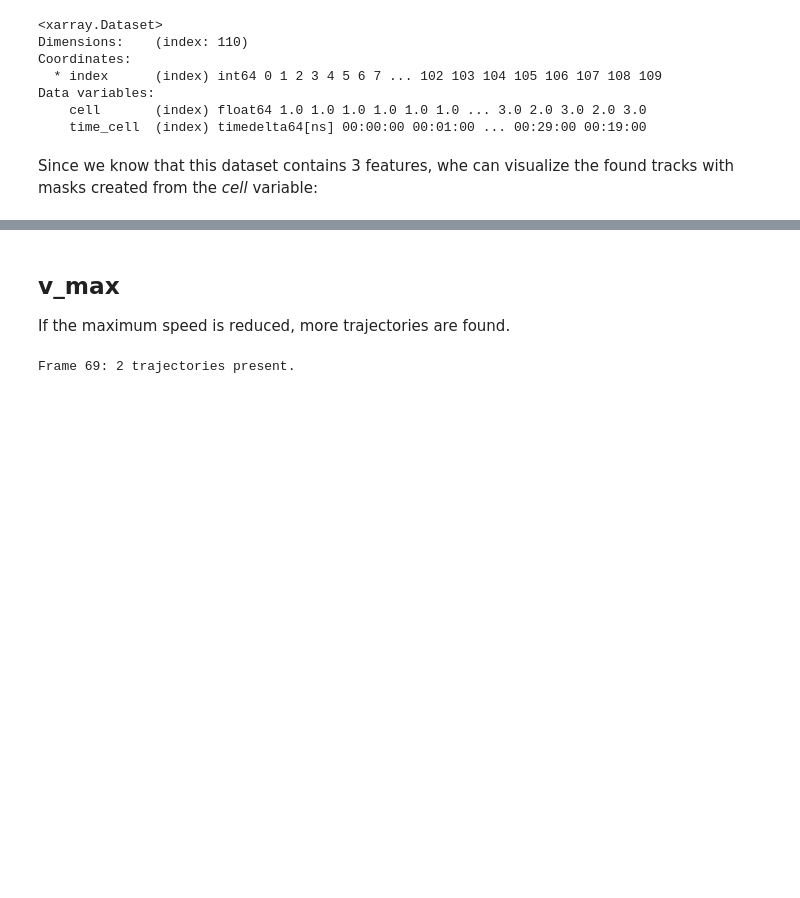
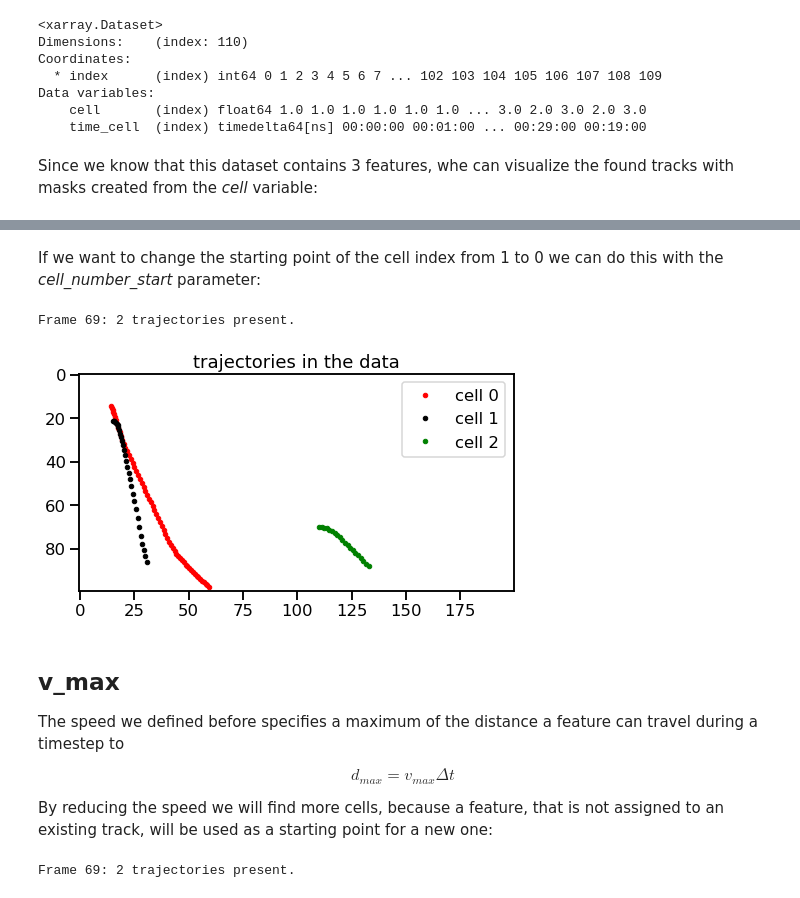
Before and after one commit to tobac-project/tobac-tutorials, a Jupyter notebook: tutorials/Basics/Linking.ipynb, the cells around one changed output, grey strips where cells are left out. Cells and saved outputs as stored; diff of their text form; code cells hidden in the pictures; blank space fills up the shorter version.

```diff
--- a/tutorials/Basics/Linking.ipynb
+++ b/tutorials/Basics/Linking.ipynb
@@ -66,7 +88,35 @@ plt.show()
+# %% [markdown]
+If we want to change the starting point of the cell index from 1 to 0 we can do this with the *cell_number_start* parameter:
+# %%
+%matplotlib inline
+track = tobac.themes.tobac_v1.linking_trackpy(features, data, dt=dt, dxy=dxy, v_max = 100, cell_number_start=0)
+
+mask_1 = track['cell'] == 0
+mask_2 = track['cell'] == 1
+mask_3 = track['cell'] == 2
+
+fig, ax = plt.subplots(ncols = 1, nrows = 1, figsize = (8, 4))
+
+ax.set_title('trajectories in the data')
+ax.imshow(data[0], alpha = 0)
+ax.plot(track.where(mask_1)['hdim_2'], track.where(mask_1)['hdim_1'], 'r.', label = 'cell 0')
+ax.plot(track.where(mask_2)['hdim_2'], track.where(mask_2)['hdim_1'], 'k.', label = 'cell 1')
+ax.plot(track.where(mask_3)['hdim_2'], track.where(mask_3)['hdim_1'], 'g.', label = 'cell 2')
+ax.legend()
+plt.show()
+# %% [output]
+Frame 69: 2 trajectories present.
+[figure, added]
 # %% [markdown]
 ## v_max
 
-If the maximum speed is reduced, more trajectories are found.
+The speed we defined before specifies a maximum of the distance a feature can travel during a timestep to
+
+$$
+d_{max} = v_{max} \Delta t
+$$
+
+By reducing the speed we will find more cells, because a feature, that is not assigned to an existing track, will be used as a starting point for a new one:
 # %%
 track = tobac.themes.tobac_v1.linking_trackpy(features, data, dt=dt, dxy=dxy, v_max = 70)
 
```
Also changed, not shown: parts of 37 cells of this notebook.
